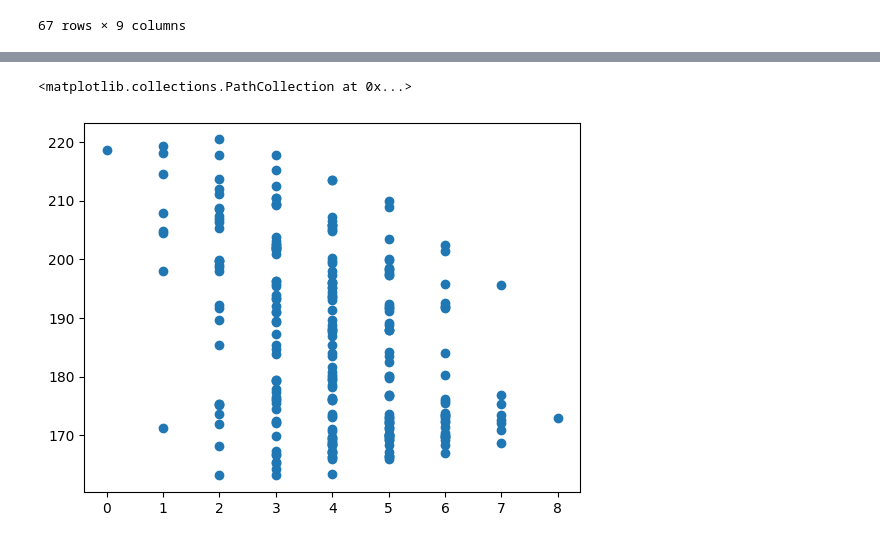
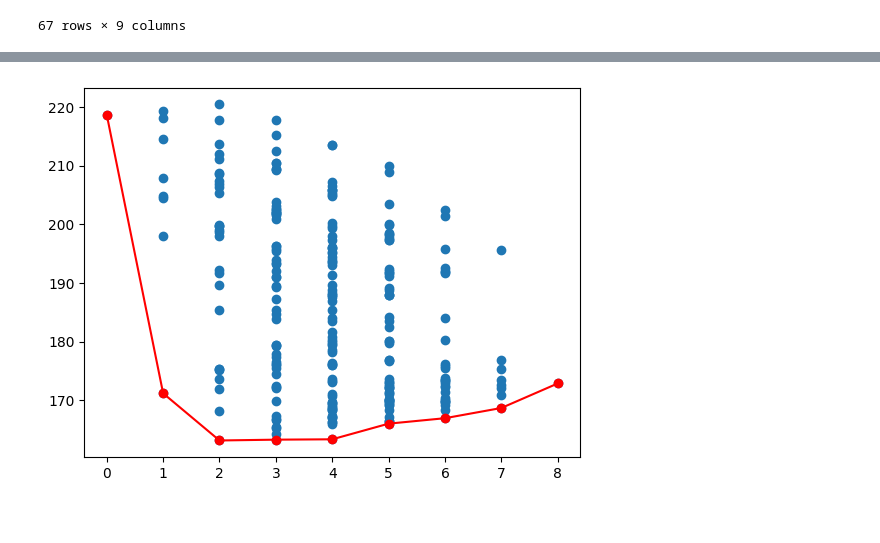
Before and after one commit to gonarec/statistical_learn, a Jupyter notebook: sl-ex3-prostatecancer-arragoni.ipynb, the cells around one changed output, grey strips where cells are left out. Drawn from its saved outputs; the diff is of its cells as text; code cells hidden in the pictures.

Commit message:
plot_function

```diff
--- a/sl-ex3-prostatecancer-arragoni.ipynb
+++ b/sl-ex3-prostatecancer-arragoni.ipynb
@@ -9,18 +9,18 @@ import statsmodels.api as sm
 import scipy.special as sp
 import itertools
 # %%
-data=pd.read_csv('prostate.data', sep='\t')
-data.drop(columns=data.columns[0], inplace=True)
+data_plot=pd.read_csv('prostate.data', sep='\t')
+data_plot.drop(columns=data_plot.columns[0], inplace=True)
 
-train=pd.Series(data.loc[:,'train'])
-data.drop(columns='train', inplace=True)
+train=pd.Series(data_plot.loc[:,'train'])
+data_plot.drop(columns='train', inplace=True)
 
-lpsa=pd.Series(data.loc[:,'lpsa'])
-predictors=pd.DataFrame(data.drop(columns='lpsa'))
+lpsa=pd.Series(data_plot.loc[:,'lpsa'])
+predictors=pd.DataFrame(data_plot.drop(columns='lpsa'))
 
 # Selezionare i dati di training e testing
-dataTrain = data.loc[train == 'T'].reset_index(drop=True) #necessario resettare indici
-dataTest = data.loc[train == 'F'].reset_index(drop=True)
+dataTrain = data_plot.loc[train == 'T'].reset_index(drop=True) #necessario resettare indici
+dataTest = data_plot.loc[train == 'F'].reset_index(drop=True)
 
 # Selezionare la serie 'lpsa' dai dati di training e testing
 lpsaTrain = pd.Series(dataTrain['lpsa'])
@@ -79,11 +79,11 @@ for k in range(0, nTotVars+1):
 
 nTotModels=int(nTotModels)
 # Array per memorizzare i risultati
-models_NVars = np.zeros(nTotModels) #numero di variabili per modello
+x = np.zeros(nTotModels) #numero di variabili per modello
 models_AICs = np.zeros(nTotModels) #aic index
-models_BICs = np.zeros(nTotModels) #bic index
+y = np.zeros(nTotModels) #bic index
 models_R2s = np.zeros(nTotModels) # rsquare /coefficient determination
-models_SSR_train = np.zeros(nTotModels) #residual summare square on trra
+models_SSR_train = np.zeros(nTotModels) #residual summare square on train
 models_RMSE_test = np.zeros(nTotModels) #root mean square error on test
 models_parIs = [None] * nTotModels  #parameters of the model
 # %%
@@ -121,9 +121,9 @@ for k in range(0, nTotVars + 1):
         est2 = est.fit()
 
         # Salvataggio dei risultati
-        models_NVars[i] = k
+        x[i] = k
         models_AICs[i] = est2.aic
-        models_BICs[i] = est2.bic
+        y[i] = est2.bic
         models_R2s[i] = est2.rsquared
         models_SSR_train[i] = est2.ssr
         models_parIs[i] = subset
@@ -136,6 +136,7 @@ for k in range(0, nTotVars + 1):
         XTest_sel = data_test.iloc[:,selVars]
 
         yTestpred= est2.predict(XTest_sel)
+
         RMSETest=(((yTestpred-lpsaTest)**2).mean())**0.5
         models_RMSE_test[i]=RMSETest
 
@@ -158,8 +159,20 @@ Subset: (3,)
 k= 8
 Subset: (0, 1, 2, 3, 4, 5, 6, 7)
 [0 1 2 3 4 5 6 7 8]
+# %%
+def plot_criteria(x,y):
+    data_plot = pd.DataFrame({'NVars': x, 'Y': y})
+
+    # Trova i valori minimi di BIC per ogni valore di NVars
+    min_bics = data_plot.loc[data_plot.groupby('NVars')['Y'].idxmin()]
+
+    # Plot dei punti
+    plt.scatter(data_plot['NVars'], data_plot['Y'], label='Tutti i punti')
+
+    # Plot dei punti minimi e la linea che li collega
+    plt.plot(min_bics['NVars'], min_bics['Y'], color='red', marker='o', label='Minimi Y')
+    plt.show()
 # %%
-plt.scatter(models_NVars,models_BICs)
+plot_criteria(models_NVars,models_BICs)
 # %% [output]
-<matplotlib.collections.PathCollection at 0x...>
-[figure, old version]
+[figure, new version]
```
Also changed, not shown: parts of 2 cells of this notebook.
